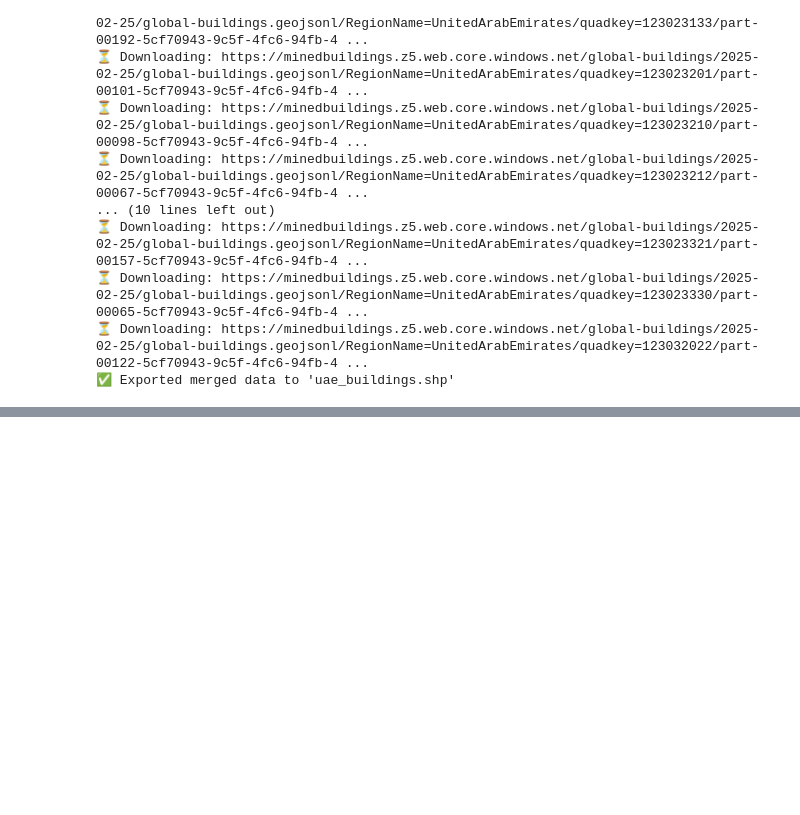
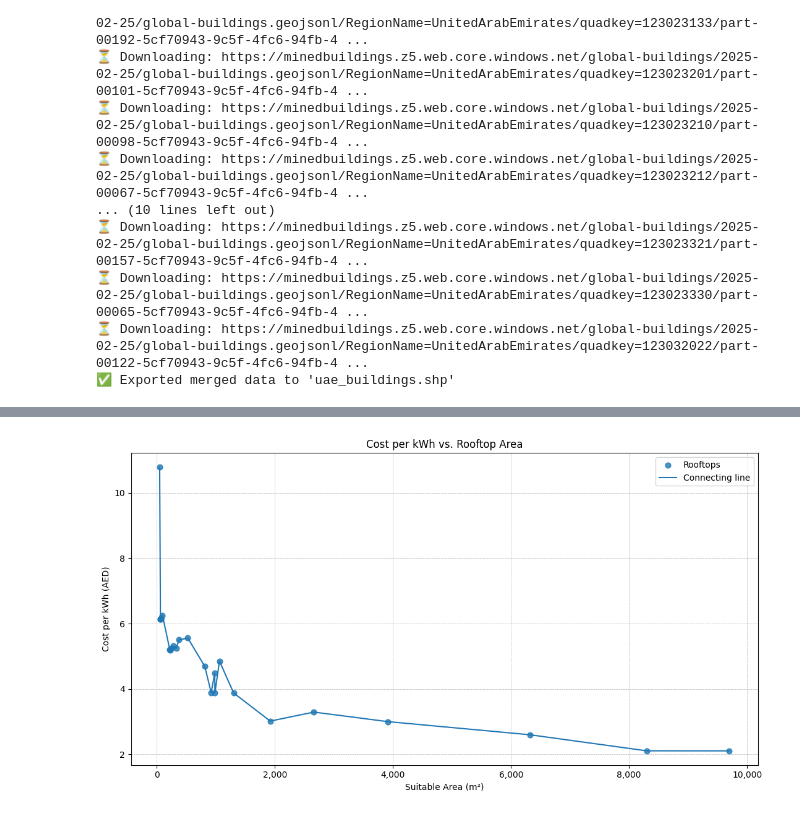
Before and after one commit to ClaudiaTurner/GEOG5160M-Dissertation, a Jupyter notebook: Dissertation_data.ipynb, the cells around one changed output, grey strips where cells are left out. Cells and saved outputs as stored; diff of their text form; code cells hidden in the pictures; blank space fills up the shorter version.

```diff
--- a/Dissertation_data.ipynb
+++ b/Dissertation_data.ipynb
@@ -466,0 +543,53 @@ gdf.to_file("uae_buildings.shp")
+# %%
+import pandas as pd
+import matplotlib.pyplot as plt
+import matplotlib.ticker as mticker  # ← for nice tick formatting
+
+# ------------------------------------------------------------------
+# 1. Load the data (force raw download + correct encoding)
+# ------------------------------------------------------------------
+url = (
+    "https://github.com/ClaudiaTurner/GEOG5160M-Dissertation/"
+    "blob/main/Data/Draft_csv.csv?raw=true"
+)
+df = pd.read_csv(url, encoding="cp1252")
+
+# ------------------------------------------------------------------
+# 2. Keep only the two columns you need and drop any NaNs
+# ------------------------------------------------------------------
+cols = ["Suitable Area m²", "Cost (AED) / kWh"]
+df_clean = df[cols].dropna().sort_values("Suitable Area m²")  # sort for a clean line
+
+# ------------------------------------------------------------------
+# 3. Plot: scatter + connecting line, with extra spacing & commas
+# ------------------------------------------------------------------
+fig, ax = plt.subplots(figsize=(11, 6))        # wider figure → “spacier” look
+
+ax.scatter(
+    df_clean["Suitable Area m²"],
+    df_clean["Cost (AED) / kWh"],
+    s=40, alpha=0.8, label="Rooftops"
+)
+ax.plot(
+    df_clean["Suitable Area m²"],
+    df_clean["Cost (AED) / kWh"],
+    linewidth=1.5, label="Connecting line"
+)
+
+# ▸ Add 5 % horizontal padding so the first point isn’t glued to the y-axis
+ax.margins(x=0.05)
+
+# ▸ Comma-separate thousands on the x-axis (and y-axis if you wish)
+ax.xaxis.set_major_formatter(mticker.StrMethodFormatter('{x:,.0f}'))
+# ax.yaxis.set_major_formatter(mticker.StrMethodFormatter('{x:,.2f}'))  # optional
+
+ax.set_xlabel("Suitable Area (m²)")
+ax.set_ylabel("Cost per kWh (AED)")
+ax.set_title("Cost per kWh vs. Rooftop Area")
+ax.grid(True, linestyle="--", linewidth=0.5)
+ax.legend()
+
+fig.tight_layout()
+plt.show()
+# %% [output]
+[figure, added]
```
Also changed, not shown: parts of 5 cells of this notebook.
